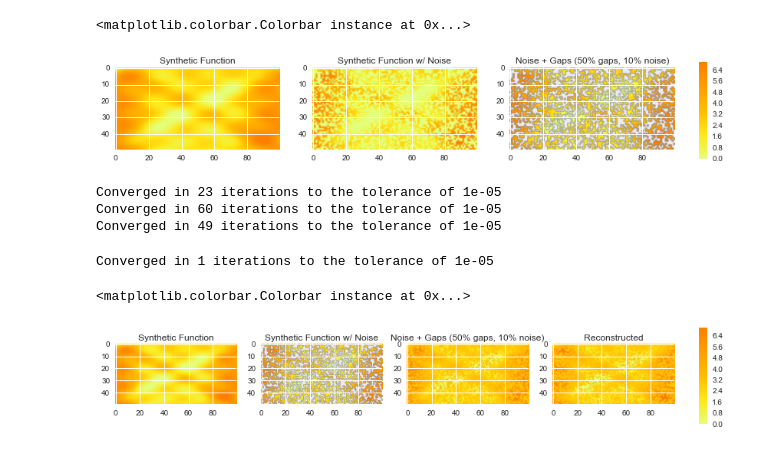
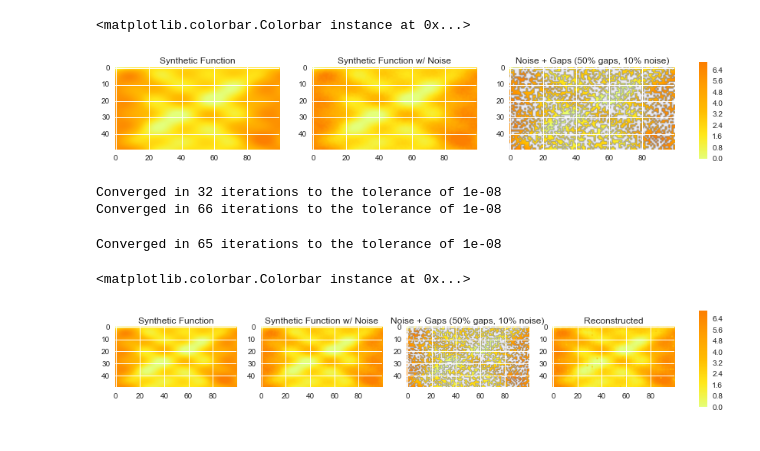
Before and after one commit to klapo/CalRad, a Jupyter notebook: naneof_BR2003.notebook.ipynb, the cells around one changed output. Cells and saved outputs as stored; diff of their text form; code cells hidden in the pictures.

```diff
--- a/naneof_BR2003.notebook.ipynb
+++ b/naneof_BR2003.notebook.ipynb
@@ -84,7 +84,8 @@ axes[1].set_title('Synthetic Function w/ Noise')
 
 #Observed field with gaps
 gaps = sorted(random.sample(xrange(Xp.size), int(frac_gaps*Xp.size)))
-XG = np.reshape(Xp,Xp.shape[0]*Xp.shape[1])
+XG = np.copy(Xp)
+XG = np.reshape(XG,Xp.shape[0]*Xp.shape[1])
 XG[gaps] = np.nan
 XG = np.reshape(XG,(Xp.shape[0],Xp.shape[1]))
 axes[2].imshow(np.reshape(XG,(Xp.shape[0],Xp.shape[1])),cmap=cm.Wistia,vmin=0,vmax=7)
@@ -95,42 +96,42 @@ cbar_ax = fig.add_axes([0.83, 0.33, 0.01, 0.35])
 fig.colorbar(im, cax=cbar_ax)
 # %% [output]
 <matplotlib.colorbar.Colorbar instance at 0x...>
-[figure, old version]
+[figure, new version]
 # %%
 ####################################################################################################
 # Functions
 ####################################################################################################
-
+X = np.copy(XG)
 ##### Iterative eof
 # def naneof_BR2003(X):
 # Remove nanmean of data
-dat_mean = np.nanmean(XG)
-XG = XG-dat_mean
+dat_mean = np.nanmean(X)
+X[~np.isnan(X)] = X[~np.isnan(X)]-dat_mean
 
 # Subset of data for validation
-X0 = XG
-idok_r,idok_c = np.nonzero(~np.isnan(XG))
+X0 = np.copy(X)
+idok_r,idok_c = np.nonzero(~np.isnan(X))
 id_val_r = idok_r[np.ceil(np.random.uniform(size=(np.floor(idok_r.shape[0]/50)))* \
                           idok_r.shape[0]).astype(int)] # validation subset (rows)
 id_val_c = idok_c[np.ceil(np.random.uniform(size=(np.floor(idok_c.shape[0]/50)))* \
                           idok_c.shape[0]).astype(int)] # validation subset (columns)
 
-X_val = XG[id_val_r,id_val_c]
+X_val = X[id_val_r,id_val_c]
 mx_val = np.nansum(np.nansum(X_val**2))
 
 # remove validation subset from the data
-XG[id_val_r,id_val_c] = np.nan;
+X[id_val_r,id_val_c] = np.nan;
 # Update index of non-nans
-idok_r,idok_c = np.nonzero(~np.isnan(XG))
+idok_r,idok_c = np.nonzero(~np.isnan(X))
 # replace NaNs by zeros
-XG[np.isnan(XG)] = 0
+X[np.isnan(X)] = 0
 # %%
 Nit = 100
-tol = 1e-5
-err = np.empty(min(XG.shape[1],20))*np.nan
+tol = 1e-8
+err = np.empty(min(X.shape[1],20))*np.nan
 # find out how many eigenfunctions to retain...
-for Ne in np.arange(1,min(XG.shape[1],20)):
-    X1 = XG
+for Ne in np.arange(1,min(X.shape[1],20)):
+    X1 = np.copy(X)
     for k in np.arange(2,Nit):
         # compute SVD (equivalent of economy method in matlab)
         U,D,V = np.linalg.svd(X1,full_matrices=False)
@@ -141,8 +142,8 @@ for Ne in np.arange(1,min(XG.shape[1],20)):
         Dt = D[0:N]
         Vt = V[0:N,:]
         Xa = np.dot(np.dot(Ut,np.diag(Dt)),Vt)
-        Xa[idok_r,idok_c] = XG[idok_r,idok_c] # restore real data
-        X2 = Xa
+        Xa[idok_r,idok_c] = X[idok_r,idok_c] # restore real data
+        X2 = np.copy(Xa)
 
         # termination criterium?
         dx=np.nansum((X2-X1)**2,axis=1)
@@ -154,21 +155,20 @@ for Ne in np.arange(1,min(XG.shape[1],20)):
         if dxex < tol:
             print('Converged in '+str(k-1)+' iterations to the tolerance of '+str(tol))
             break
-        X1 = X2
+        X1 = np.copy(X2)
 
     # error?
     Xa = np.dot(np.dot(Ut,np.diag(Dt)),Vt)
     dx_val = np.nansum(np.nansum((Xa[id_val_r,id_val_c]-X_val)**2))
     err[Ne] = dx_val/mx_val
 # %% [output]
-Converged in 23 iterations to the tolerance of 1e-05
-Converged in 60 iterations to the tolerance of 1e-05
-Converged in 49 iterations to the tolerance of 1e-05
+Converged in 32 iterations to the tolerance of 1e-08
+Converged in 66 iterations to the tolerance of 1e-08
 # %%
 ## Loop through again using the optimal number of eigenvalues only
 Nopt = np.flatnonzero(err == np.nanmin(err))
 
-X1 = X0;
+X1 = np.copy(X0);
 # Subset of data for validation
 idok_r,idok_c = np.nonzero(~np.isnan(X1))
 X1[np.isnan(X1)] = 0
@@ -181,8 +181,8 @@ for k in np.arange(2,Nit):
     Dt = D[0:N]
     Vt = V[0:N,:]
     Xa = np.dot(np.dot(Ut,np.diag(Dt)),Vt)
-    Xa[idok_r,idok_c] = XG[idok_r,idok_c] # restore real data
-    X2 = Xa
+    Xa[idok_r,idok_c] = X[idok_r,idok_c] # restore real data
+    X2 = np.copy(Xa)
 
     # termination criterium?
     dx=np.nansum((X2-X1)**2,axis=1)
@@ -194,9 +194,9 @@ for k in np.arange(2,Nit):
     if dxex < tol:
         print('Converged in '+str(k-1)+' iterations to the tolerance of '+str(tol))
         break
-    X1 = X2
+    X1 = np.copy(X2)
 # %% [output]
-Converged in 1 iterations to the tolerance of 1e-05
+Converged in 65 iterations to the tolerance of 1e-08
 # %%
 # units in B
 B = np.dot(U,D)  #the temporal modes
@@ -208,27 +208,27 @@ variance = D**2/orig_var*100/(X0.shape[0]*X0.shape[1])
 # %%
 ################# Plot Results #####################
 
 fig, axes = subplots(1,4)
 fig.set_size_inches(15,5)
 # True Field
 im = axes[0].imshow(Xt,cmap=cm.Wistia,vmin=0,vmax=7)
 axes[0].set_title('Synthetic Function')
 
 #Noise field
 axes[1].imshow(Xp,cmap=cm.Wistia,vmin=0,vmax=7)
 axes[1].set_title('Synthetic Function w/ Noise')
 
 #Observed field with gaps
-axes[2].imshow(np.reshape(XG+dat_mean,(Xp.shape[0],Xp.shape[1])),cmap=cm.Wistia,vmin=0,vmax=7)
+axes[2].imshow(np.reshape(XG,(Xp.shape[0],Xp.shape[1])),cmap=cm.Wistia,vmin=0,vmax=7)
 axes[2].set_title('Noise + Gaps (50% gaps, 10% noise)')
 
 # Reconstructed field
 axes[3].imshow(Xa+dat_mean,cmap=cm.Wistia,vmin=0,vmax=7)
 axes[3].set_title('Reconstructed')
 
 fig.subplots_adjust(right=0.8)
 cbar_ax = fig.add_axes([0.83, 0.33, 0.01, 0.35])
 fig.colorbar(im, cax=cbar_ax)
 # %% [output]
 <matplotlib.colorbar.Colorbar instance at 0x...>
-[figure, old version]
+[figure, new version]
```
Also changed, not shown: parts of 1 cell of this notebook.
